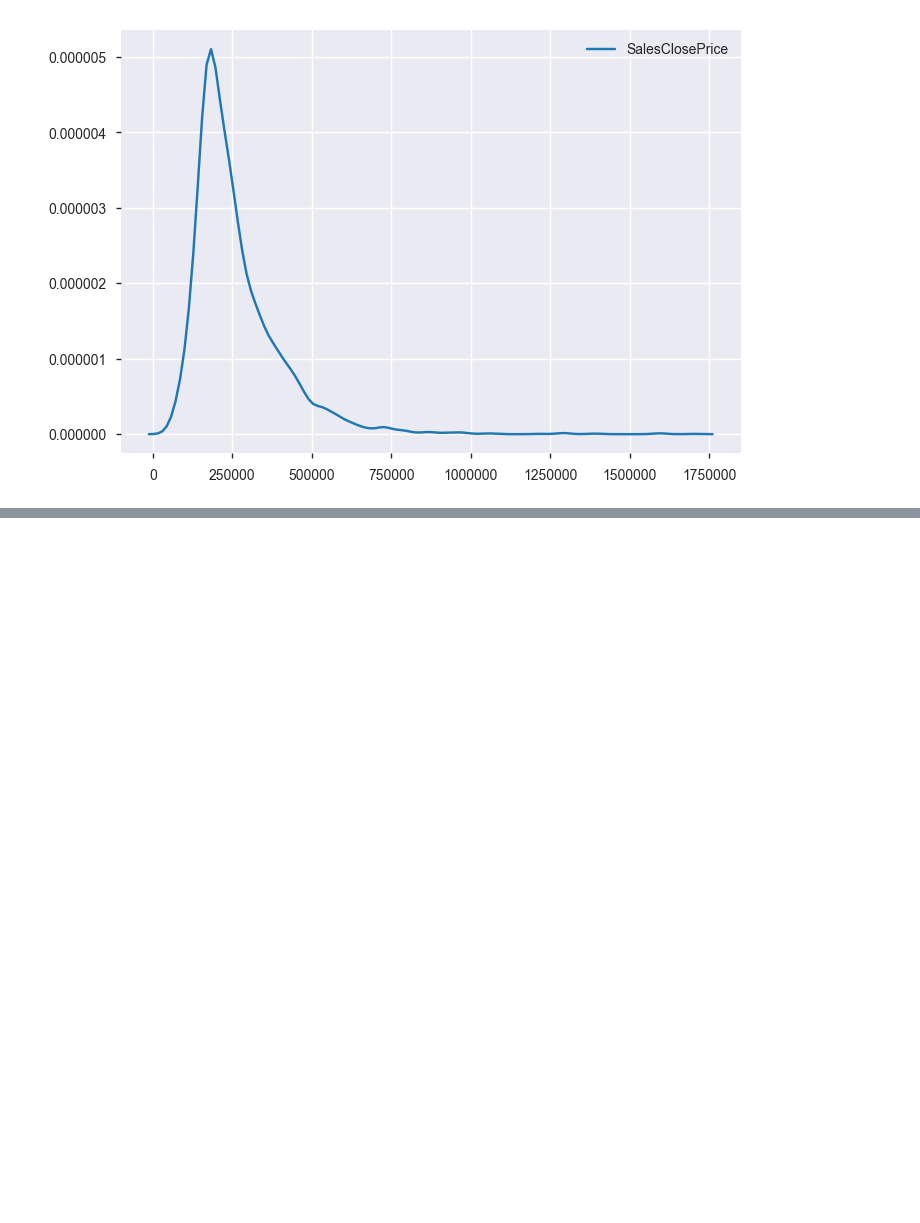
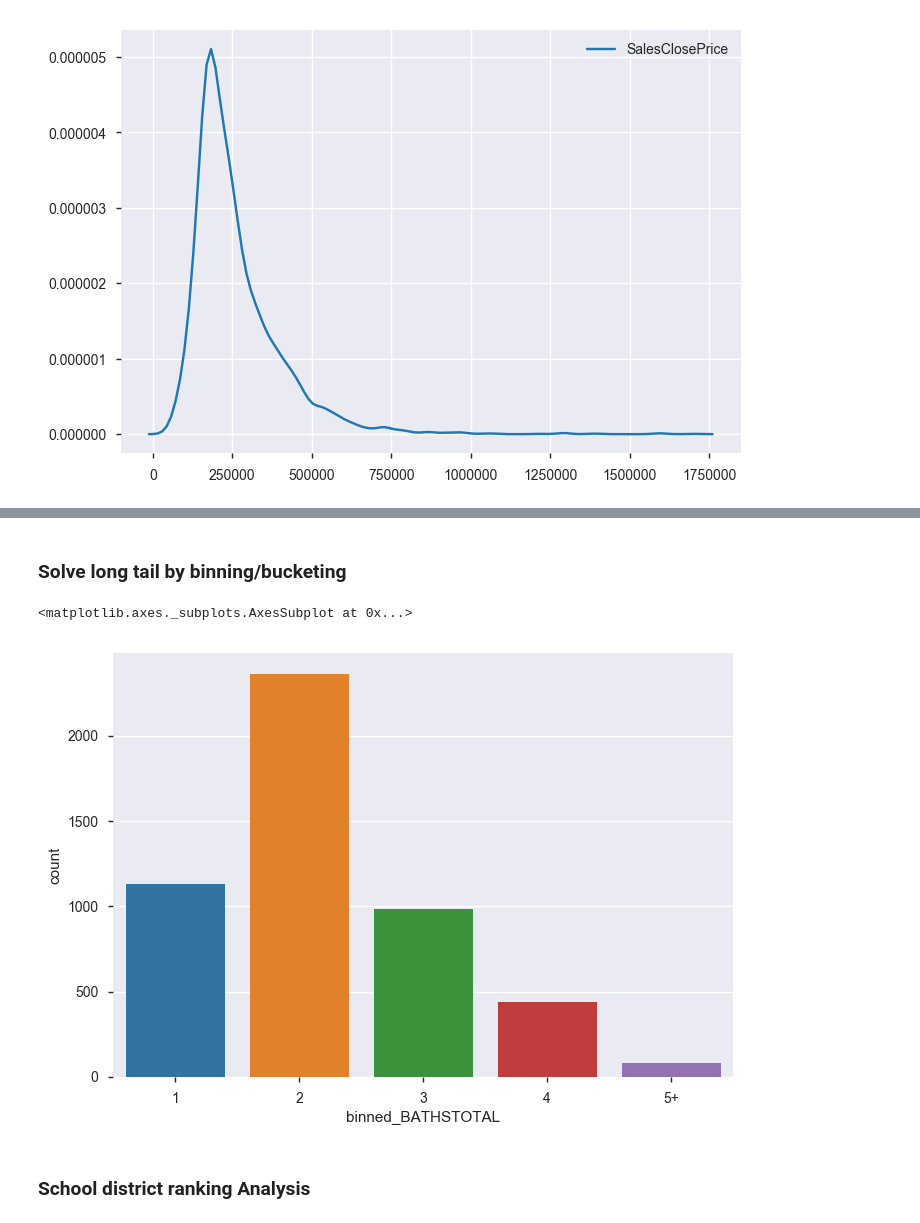
Before and after one commit to charleshugo/RealEstateProject, a Jupyter notebook: data-wrangling-homes_dist_rankings-eda.ipynb, the cells around one changed output, grey strips where cells are left out. Drawn from its saved outputs; the diff is of its cells as text; code cells hidden in the pictures; blank space fills up the shorter version.

```diff
--- a/data-wrangling-homes_dist_rankings-eda.ipynb
+++ b/data-wrangling-homes_dist_rankings-eda.ipynb
@@ -81,0 +115,11 @@ sns.kdeplot(df['SalesClosePrice'])
+# %% [markdown]
+### Solve long tail by binning/bucketing
+# %%
+bins = [0, 1, 2, 3,4, 10]
+df['binned_BATHSTOTAL'] = pd.cut(df['BATHSTOTAL'], bins, labels=["1", "2", "3", "4", "5+"])
+sns.countplot(df['binned_BATHSTOTAL'])
+# %% [output]
+<matplotlib.axes._subplots.AxesSubplot at 0x...>
+[figure, added]
+# %% [markdown]
+### School district ranking Analysis
```
Also changed, not shown: parts of 10 cells of this notebook.
